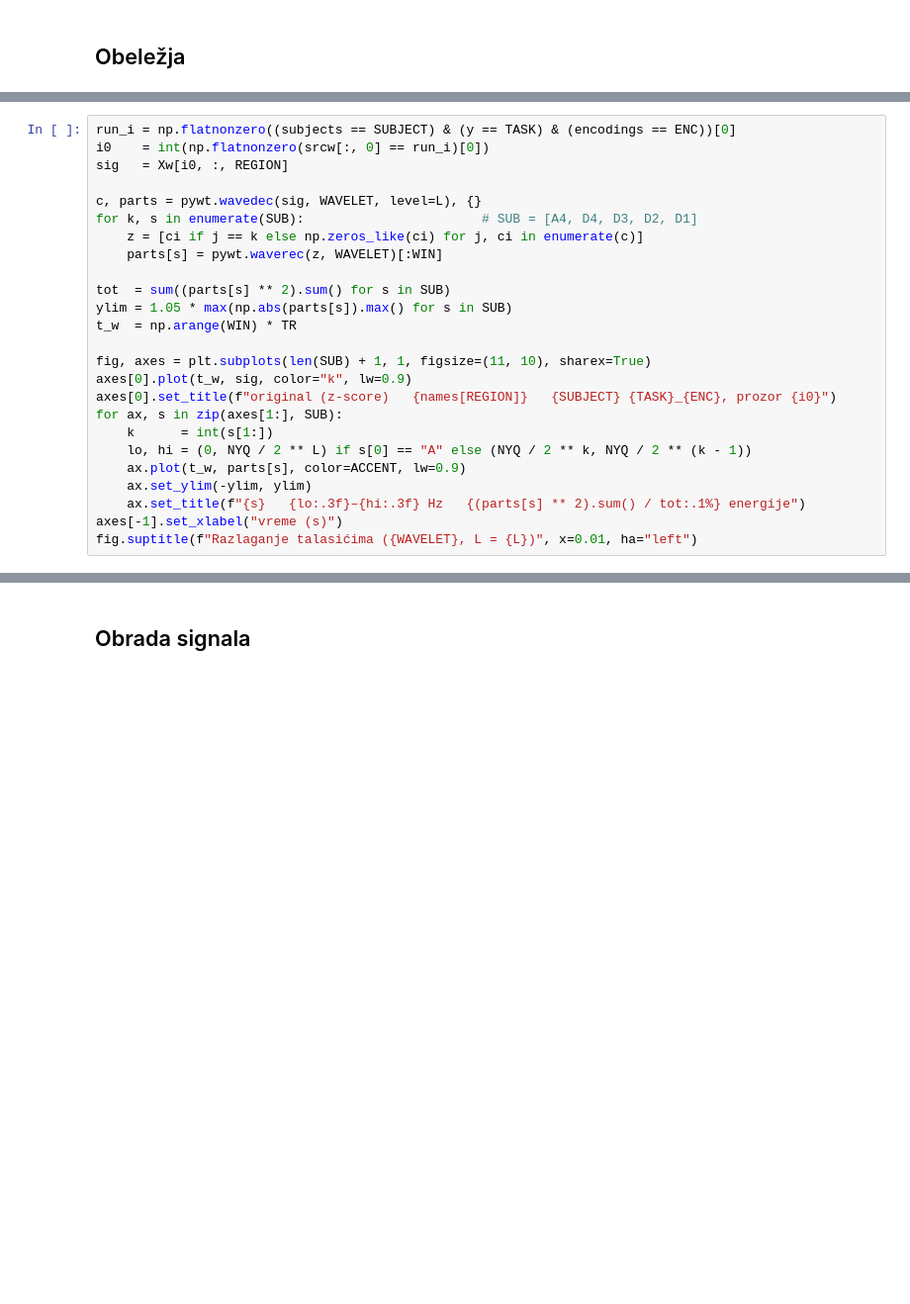
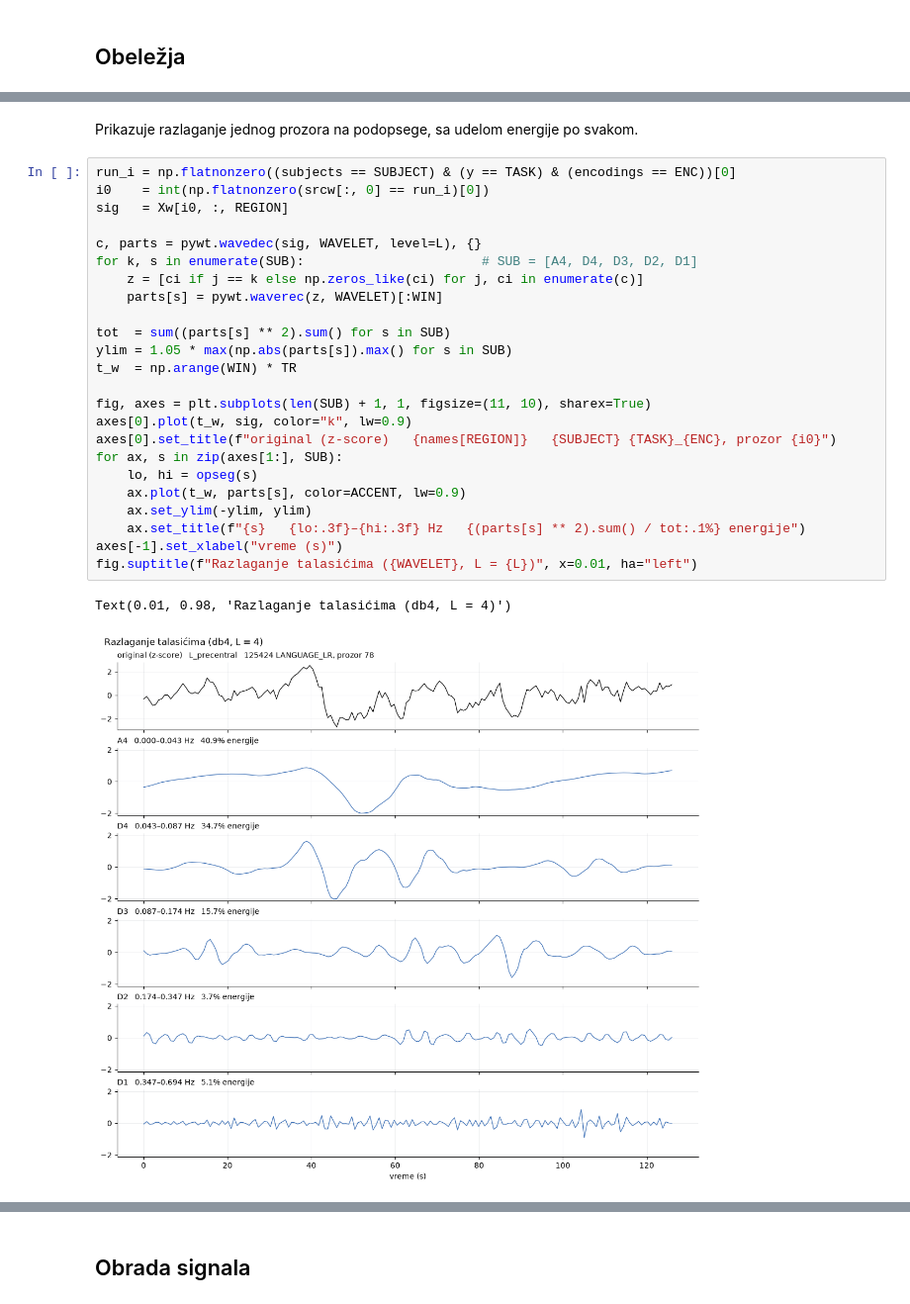
Before and after one commit to fmr538/HCP_Young_Adult_dataset_analysis, a Jupyter notebook: Projekat.ipynb, the cells around one changed output, grey strips where cells are left out. Shown at 99% size. Drawn from its saved outputs; the diff is of its cells as text; blank space fills up the shorter version.

```diff
--- a/Projekat.ipynb
+++ b/Projekat.ipynb
@@ -363,25 +805,29 @@ print(f"NaN/inf: {(~np.isfinite(F_dwt)).sum()}")
+# %% [markdown]
+Prikazuje razlaganje jednog prozora na podopsege, sa udelom energije po svakom.
 # %%
 run_i = np.flatnonzero((subjects == SUBJECT) & (y == TASK) & (encodings == ENC))[0]
 i0    = int(np.flatnonzero(srcw[:, 0] == run_i)[0])
 sig   = Xw[i0, :, REGION]
 
 c, parts = pywt.wavedec(sig, WAVELET, level=L), {}
 for k, s in enumerate(SUB):                       # SUB = [A4, D4, D3, D2, D1]
     z = [ci if j == k else np.zeros_like(ci) for j, ci in enumerate(c)]
     parts[s] = pywt.waverec(z, WAVELET)[:WIN]
 
 tot  = sum((parts[s] ** 2).sum() for s in SUB)
 ylim = 1.05 * max(np.abs(parts[s]).max() for s in SUB)
 t_w  = np.arange(WIN) * TR
 
 fig, axes = plt.subplots(len(SUB) + 1, 1, figsize=(11, 10), sharex=True)
 axes[0].plot(t_w, sig, color="k", lw=0.9)
 axes[0].set_title(f"original (z-score)   {names[REGION]}   {SUBJECT} {TASK}_{ENC}, prozor {i0}")
 for ax, s in zip(axes[1:], SUB):
-    k      = int(s[1:])
-    lo, hi = (0, NYQ / 2 ** L) if s[0] == "A" else (NYQ / 2 ** k, NYQ / 2 ** (k - 1))
+    lo, hi = opseg(s)
     ax.plot(t_w, parts[s], color=ACCENT, lw=0.9)
     ax.set_ylim(-ylim, ylim)
     ax.set_title(f"{s}   {lo:.3f}–{hi:.3f} Hz   {(parts[s] ** 2).sum() / tot:.1%} energije")
 axes[-1].set_xlabel("vreme (s)")
 fig.suptitle(f"Razlaganje talasićima ({WAVELET}, L = {L})", x=0.01, ha="left")
+# %% [output]
+Text(0.01, 0.98, 'Razlaganje talasićima (db4, L = 4)')
+[figure, added]
```
Also changed, not shown: parts of 191 cells of this notebook, 5 other files.
